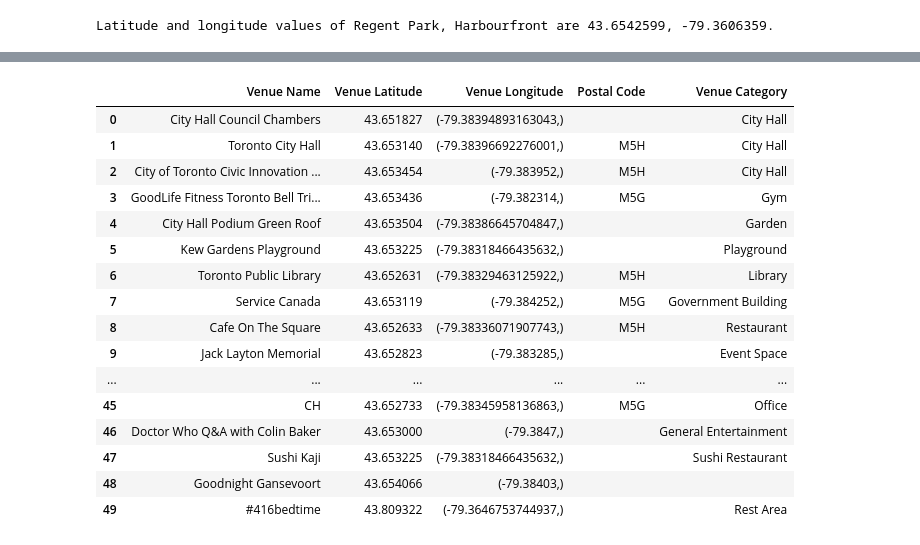
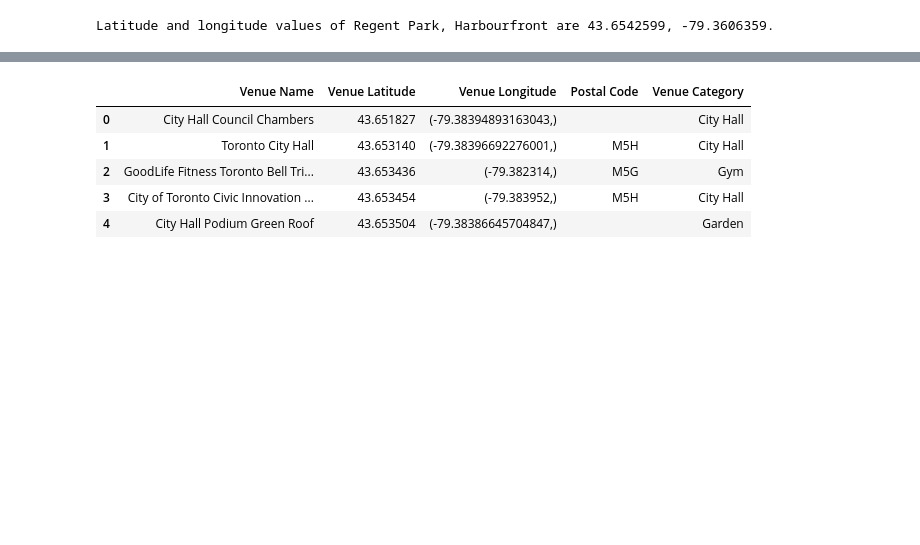
Before and after one commit to rajendrapuhan/Coursera_Capstone, a Jupyter notebook: Web_scraping_bs4.ipynb, the cells around one changed output, grey strips where cells are left out. Drawn from its saved outputs; the diff is of its cells as text; code cells hidden in the pictures; blank space fills up the shorter version.

```diff
--- a/Web_scraping_bs4.ipynb
+++ b/Web_scraping_bs4.ipynb
@@ -293,22 +237,11 @@ nearby_venues = pd.DataFrame([item for venue_list in venues_list for item in ven
 # %%
 nearby_venues.columns= ['Venue Name', 'Venue Latitude', 'Venue Longitude','Postal Code', 'Venue Category']
 # %%
-nearby_venues
+nearby_venues.head()
 # %% [output]
 |  | Venue Name | Venue Latitude | Venue Longitude | Postal Code | Venue Category |
 | 0 | City Hall Council Chambers | 43.651827 | (-79.38394893163043,) |  | City Hall |
 | 1 | Toronto City Hall | 43.653140 | (-79.38396692276001,) | M5H | City Hall |
-| 2 | City of Toronto Civic Innovation ... | 43.653454 | (-79.383952,) | M5H | City Hall |
-| 3 | GoodLife Fitness Toronto Bell Tri... | 43.653436 | (-79.382314,) | M5G | Gym |
+| 2 | GoodLife Fitness Toronto Bell Tri... | 43.653436 | (-79.382314,) | M5G | Gym |
+| 3 | City of Toronto Civic Innovation ... | 43.653454 | (-79.383952,) | M5H | City Hall |
 | 4 | City Hall Podium Green Roof | 43.653504 | (-79.38386645704847,) |  | Garden |
-| 5 | Kew Gardens Playground | 43.653225 | (-79.38318466435632,) |  | Playground |
-| 6 | Toronto Public Library | 43.652631 | (-79.38329463125922,) | M5H | Library |
-| 7 | Service Canada | 43.653119 | (-79.384252,) | M5G | Government Building |
-| 8 | Cafe On The Square | 43.652633 | (-79.38336071907743,) | M5H | Restaurant |
-| 9 | Jack Layton Memorial | 43.652823 | (-79.383285,) |  | Event Space |
-| ... | ... | ... | ... | ... | ... |
-| 45 | CH | 43.652733 | (-79.38345958136863,) | M5G | Office |
-| 46 | Doctor Who Q&A with Colin Baker | 43.653000 | (-79.3847,) |  | General Entertainment |
-| 47 | Sushi Kaji | 43.653225 | (-79.38318466435632,) |  | Sushi Restaurant |
-| 48 | Goodnight Gansevoort | 43.654066 | (-79.38403,) |  |  |
-| 49 | #416bedtime | 43.809322 | (-79.3646753744937,) |  | Rest Area |
```
Also changed, not shown: parts of 5 cells of this notebook, 4 other files.
